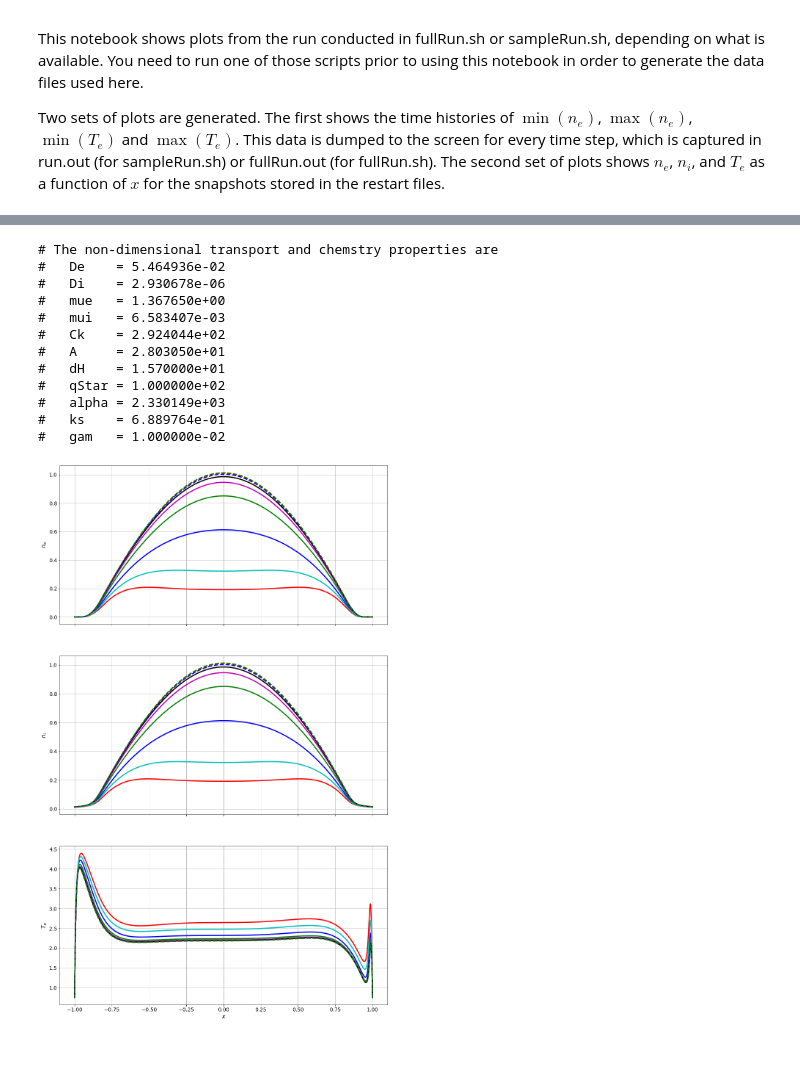
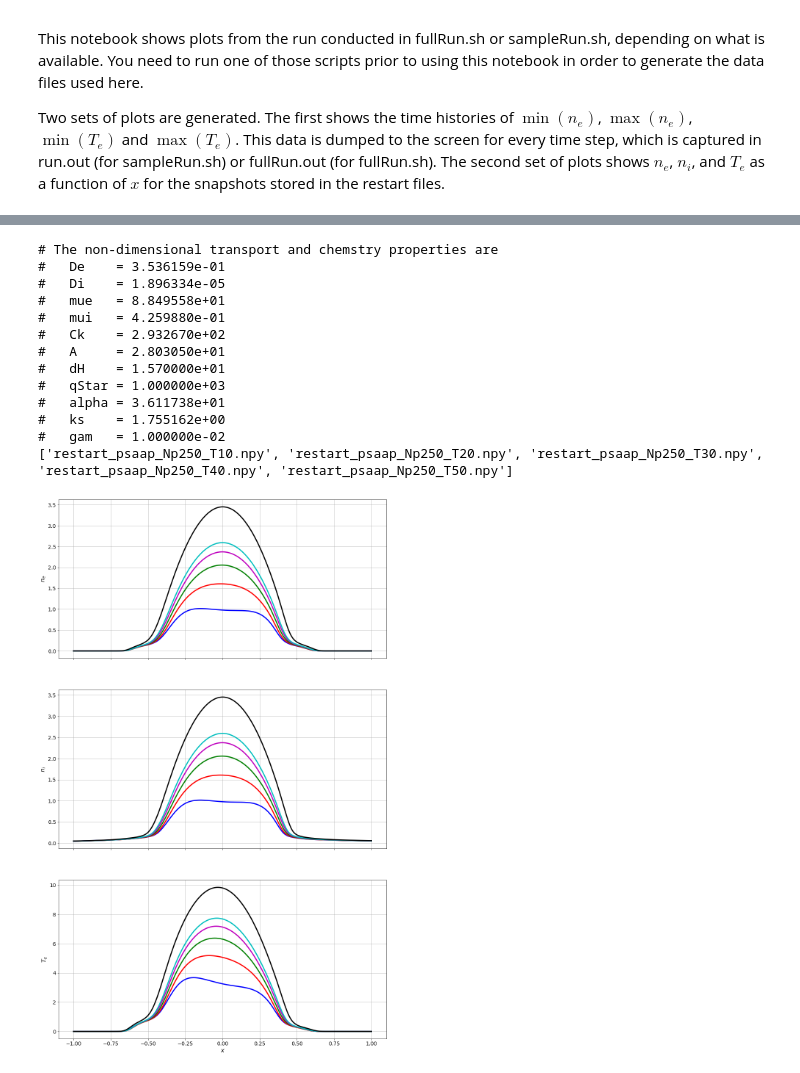
Before and after one commit to pecos/glowDischargeSolver, a Jupyter notebook: plotSampleRun.ipynb, the cells around one changed output, grey strips where cells are left out. Saved outputs shown, nothing was run; the diff lists cells and outputs as text; code cells hidden in the pictures.

```diff
--- a/plotSampleRun.ipynb
+++ b/plotSampleRun.ipynb
@@ -52,35 +57,41 @@ plt.show()
 # %%
+import numpy as np
+import matplotlib.pyplot as plt
 import os, fnmatch
 import chebSolver as cs
 
-tds = cs.timeDomainCollocationSolver(2,1,150)
+tds = cs.timeDomainCollocationSolver(2,1,250)
 
-files = fnmatch.filter(os.listdir('.'), 'restart_Np150_*.npy')
+#files = fnmatch.filter(os.listdir('.'), 'restart_Np150_*.npy')
+files = fnmatch.filter(os.listdir('.'), 'restart_psaap_Np250_*.npy')
 files.sort()
+print(files)
+cols = ['b-', 'r-', 'g-', 'm-', 'c-', 'k-', 'b--', 'r--', 'g--']
 
-cols = ['b-', 'r-', 'g-', 'm-', 'c-', 'k-', 'b--', 'r--', 'g--']
+files.append('newton_psaap_Np250.npy')
 
 #or file, col in zip(files, cols):
 #    print("Plotting {0:s} with {1:s}".format(file,col),flush=True)
 
 create = True
 for file, col in zip(files, cols):
     tds.U2 = np.load(file)
     tds.plot(col,create)
     create = False
 
 plt.show()
 # %% [output]
 # The non-dimensional transport and chemstry properties are
-#   De    = 5.464936e-02
-#   Di    = 2.930678e-06
-#   mue   = 1.367650e+00
-#   mui   = 6.583407e-03
-#   Ck    = 2.924044e+02
+#   De    = 3.536159e-01
+#   Di    = 1.896334e-05
+#   mue   = 8.849558e+01
+#   mui   = 4.259880e-01
+#   Ck    = 2.932670e+02
 #   A     = 2.803050e+01
 #   dH    = 1.570000e+01
-#   qStar = 1.000000e+02
-#   alpha = 2.330149e+03
-#   ks    = 6.889764e-01
+#   qStar = 1.000000e+03
+#   alpha = 3.611738e+01
+#   ks    = 1.755162e+00
 #   gam   = 1.000000e-02
+['restart_psaap_Np250_T10.npy', 'restart_psaap_Np250_T20.npy', 'restart_psaap_Np250_T30.npy', 'restart_psaap_Np250_T40.npy', 'restart_psaap_Np250_T50.npy']
-[figure, old version]
+[figure, new version]
```
Also changed, not shown: parts of 2 cells of this notebook, 1 other file.
